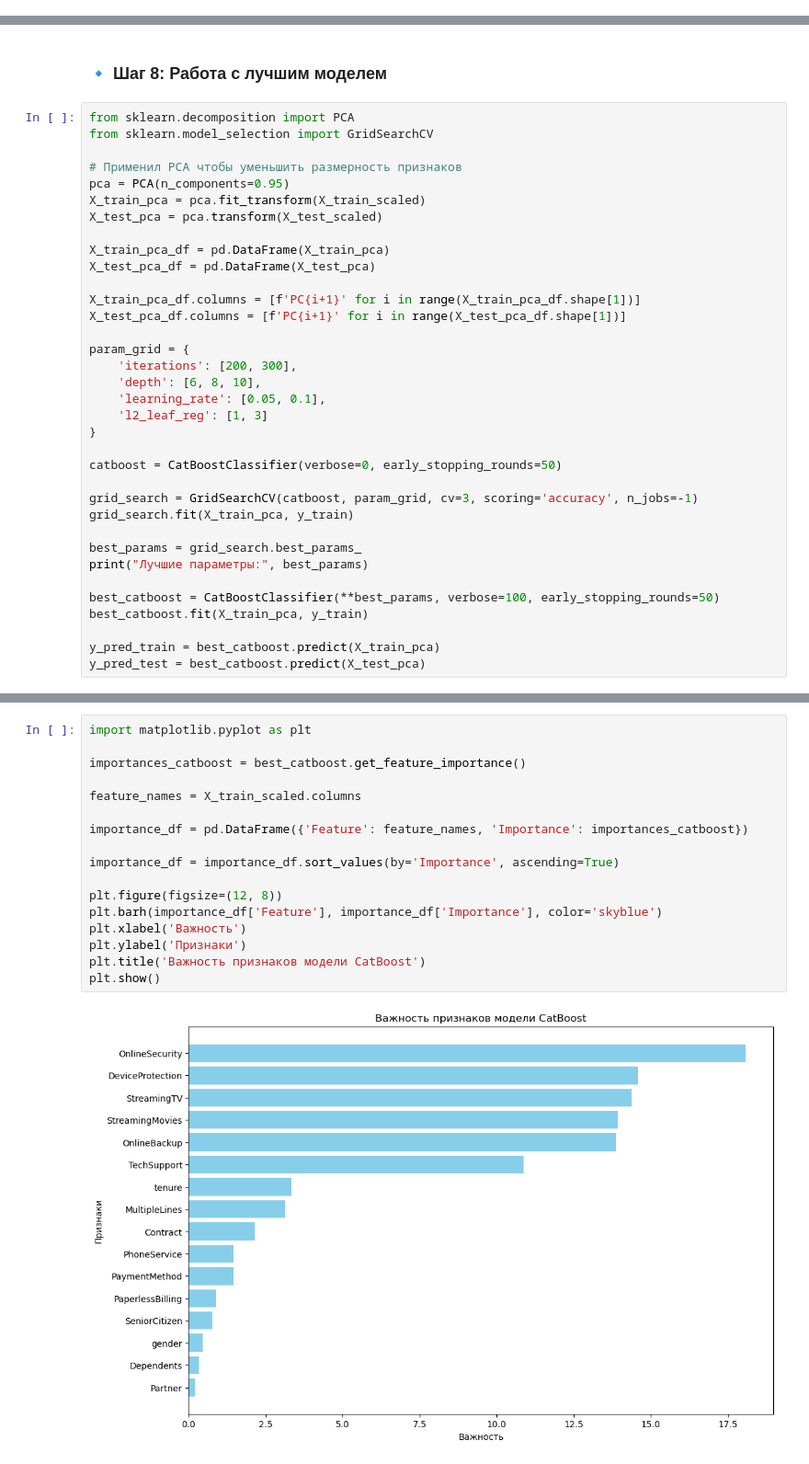
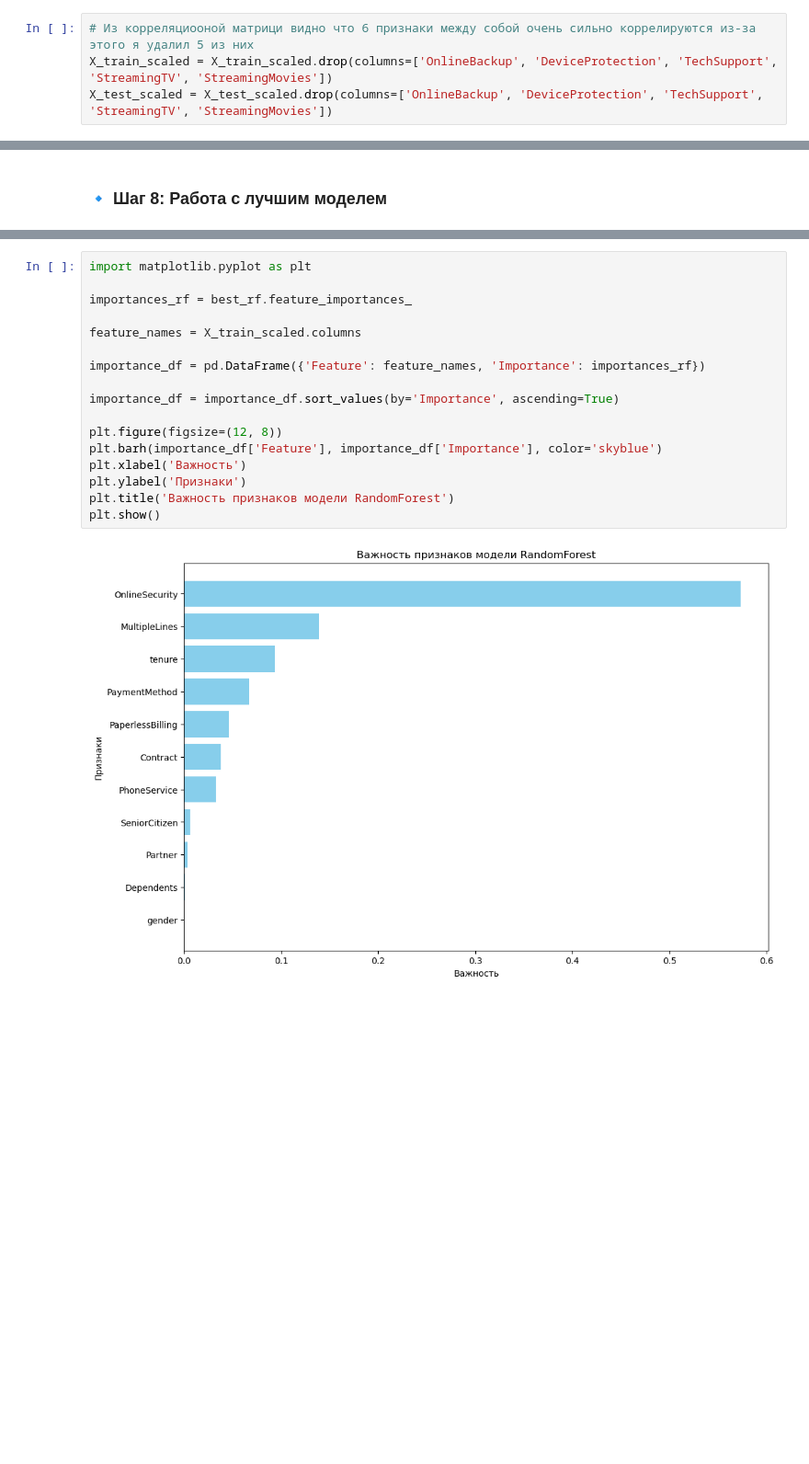
Before and after one commit to Muhammad03jon/M_Olimov_Project, a Jupyter notebook: M_Olimov_Project.ipynb, the cells around one changed output, grey strips where cells are left out. Shown at 92% size. Saved outputs shown, nothing was run; the diff lists cells and outputs as text; blank space fills up the shorter version.

```diff
--- a/M_Olimov_Project.ipynb
+++ b/M_Olimov_Project.ipynb
@@ -234,3 +259,7 @@ X_test_scaled[categorical_features] = cat_transformer_tme.transform(X_test_scale
+# %%
+# Из корреляциооной матрици видно что 6 признаки между собой очень сильно коррелируются из-за этого я удалил 5 из них
+X_train_scaled = X_train_scaled.drop(columns=['OnlineBackup', 'DeviceProtection', 'TechSupport', 'StreamingTV', 'StreamingMovies'])
+X_test_scaled = X_test_scaled.drop(columns=['OnlineBackup', 'DeviceProtection', 'TechSupport', 'StreamingTV', 'StreamingMovies'])
 # %% [markdown]
 ### 🔹 Шаг 6: Построение Baseline модели и оценка ее качество
 # %%
@@ -335,37 +364,2 @@ df
 # %% [markdown]
 ### 🔹 Шаг 8: Работа с лучшим моделем
-# %%
-from sklearn.decomposition import PCA
-from sklearn.model_selection import GridSearchCV
-
-# Применил PCA чтобы уменьшить размерность признаков
-pca = PCA(n_components=0.95)
-X_train_pca = pca.fit_transform(X_train_scaled)
-X_test_pca = pca.transform(X_test_scaled)
-
-X_train_pca_df = pd.DataFrame(X_train_pca)
-X_test_pca_df = pd.DataFrame(X_test_pca)
-
-X_train_pca_df.columns = [f'PC{i+1}' for i in range(X_train_pca_df.shape[1])]
-X_test_pca_df.columns = [f'PC{i+1}' for i in range(X_test_pca_df.shape[1])]
-
-param_grid = {
-    'iterations': [200, 300],
-    'depth': [6, 8, 10],
-    'learning_rate': [0.05, 0.1],
-    'l2_leaf_reg': [1, 3]
-}
-
-catboost = CatBoostClassifier(verbose=0, early_stopping_rounds=50)
-
-grid_search = GridSearchCV(catboost, param_grid, cv=3, scoring='accuracy', n_jobs=-1)
-grid_search.fit(X_train_pca, y_train)
-
-best_params = grid_search.best_params_
-print("Лучшие параметры:", best_params)
-
-best_catboost = CatBoostClassifier(**best_params, verbose=100, early_stopping_rounds=50)
-best_catboost.fit(X_train_pca, y_train)
-
-y_pred_train = best_catboost.predict(X_train_pca)
-y_pred_test = best_catboost.predict(X_test_pca)
@@ -422,19 +458,19 @@ Accuracy для тестовых данных: 0.9226401703335699
 # %%
 import matplotlib.pyplot as plt
 
-importances_catboost = best_catboost.get_feature_importance()
+importances_rf = best_rf.feature_importances_
 
 feature_names = X_train_scaled.columns
 
-importance_df = pd.DataFrame({'Feature': feature_names, 'Importance': importances_catboost})
+importance_df = pd.DataFrame({'Feature': feature_names, 'Importance': importances_rf})
 
 importance_df = importance_df.sort_values(by='Importance', ascending=True)
 
 plt.figure(figsize=(12, 8))
 plt.barh(importance_df['Feature'], importance_df['Importance'], color='skyblue')
 plt.xlabel('Важность')
 plt.ylabel('Признаки')
-plt.title('Важность признаков модели CatBoost')
+plt.title('Важность признаков модели RandomForest')
 plt.show()
 # %% [output]
-[figure, old version]
+[figure, new version]
```
Also changed, not shown: parts of 18 cells of this notebook.
